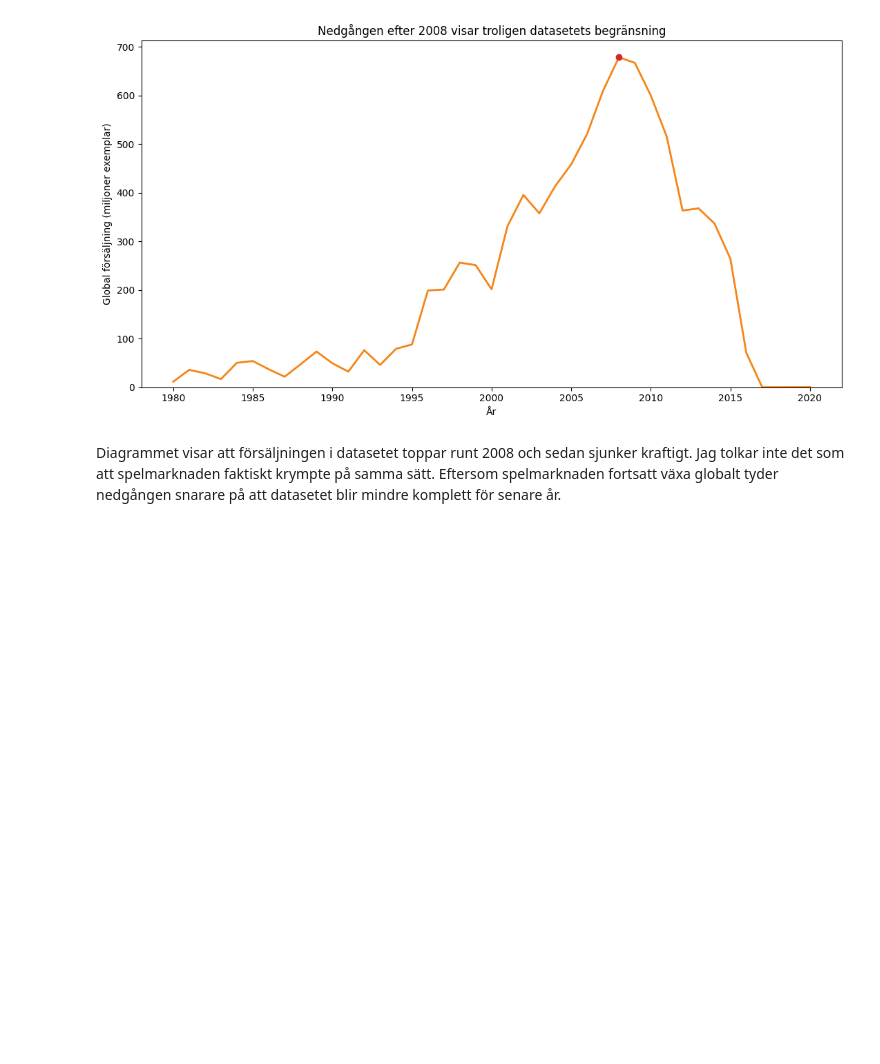
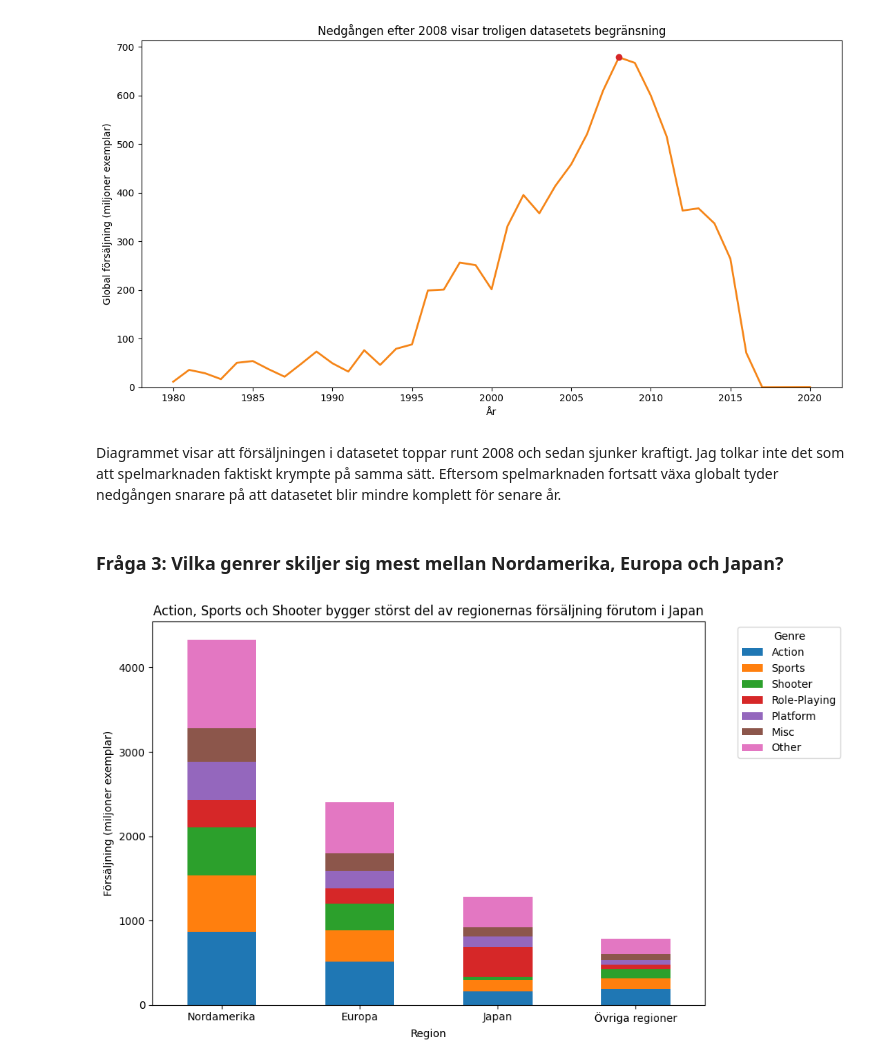
Before and after one commit to havietkok-sys/kk1-videogames-sales, a Jupyter notebook: notebook.ipynb, the cells around one changed output. Saved outputs shown, nothing was run; the diff lists cells and outputs as text; code cells hidden in the pictures; blank space fills up the shorter version.

Commit message:
New grafs for Genre preferenses of regions, one stacked barchart and one piechart. And conclussions

```diff
--- a/notebook.ipynb
+++ b/notebook.ipynb
@@ -129,3 +181,54 @@ plt.show()
 [figure]
 # %% [markdown]
 Diagrammet visar att försäljningen i datasetet toppar runt 2008 och sedan sjunker kraftigt. Jag tolkar inte det som att spelmarknaden faktiskt krympte på samma sätt. Eftersom spelmarknaden fortsatt växa globalt tyder nedgången snarare på att datasetet blir mindre komplett för senare år.
+# %% [markdown]
+### Fråga 3: Vilka genrer skiljer sig mest mellan Nordamerika, Europa och Japan?
+# %%
+region_cols = ["NA_Sales", "EU_Sales", "JP_Sales", "Other_Sales"]
+
+region_genre = analysis_df.groupby("Genre")[region_cols].sum()
+
+top_genres = (
+    region_genre.sum(axis=1)
+    .sort_values(ascending=False)
+    .head(6)
+    .index
+)
+
+region_genre_grouped = region_genre.loc[top_genres].copy()
+region_genre_grouped.loc["Other"] = region_genre.drop(top_genres).sum()
+
+plot_df = region_genre_grouped.T
+
+plot_df = plot_df.rename(index={
+    "NA_Sales": "Nordamerika",
+    "EU_Sales": "Europa",
+    "JP_Sales": "Japan",
+    "Other_Sales": "Övriga regioner"
+})
+
+# Sortera genrer efter total storlek, men lägg restkategorin Other överst i stapeln.
+genre_order = plot_df.drop(columns="Other").sum().sort_values(ascending=False).index.tolist()
+genre_order.append("Other")
+
+plot_df = plot_df[genre_order]
+
+fig, ax = plt.subplots(figsize=(10, 6))
+
+plot_df.plot(
+    kind="bar",
+    stacked=True,
+    ax=ax
+)
+
+ax.set_title("Action, Sports och Shooter bygger störst del av regionernas försäljning förutom i Japan")
+ax.set_xlabel("Region")
+ax.set_ylabel("Försäljning (miljoner exemplar)")
+ax.set_ylim(bottom=0)
+ax.legend(title="Genre", bbox_to_anchor=(1.05, 1), loc="upper left")
+
+plt.xticks(rotation=0)
+plt.tight_layout()
+plt.show()
+# %% [output]
+[figure, added]
```
Also changed, not shown: parts of 13 cells of this notebook.
